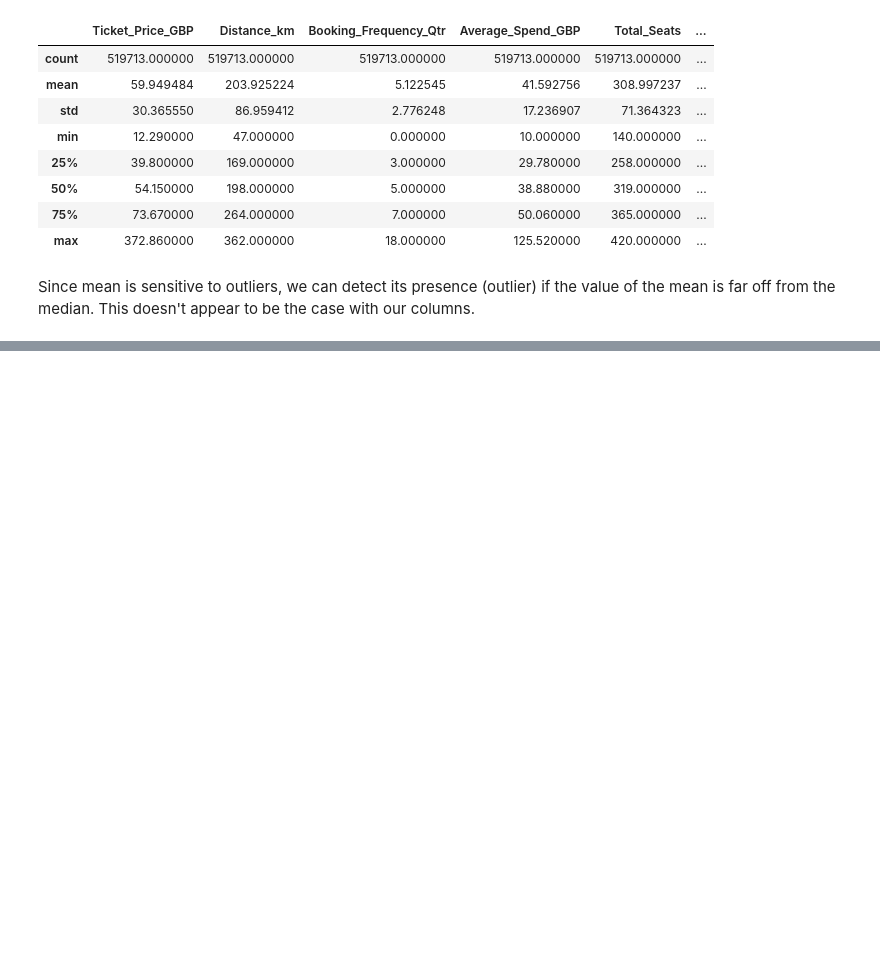
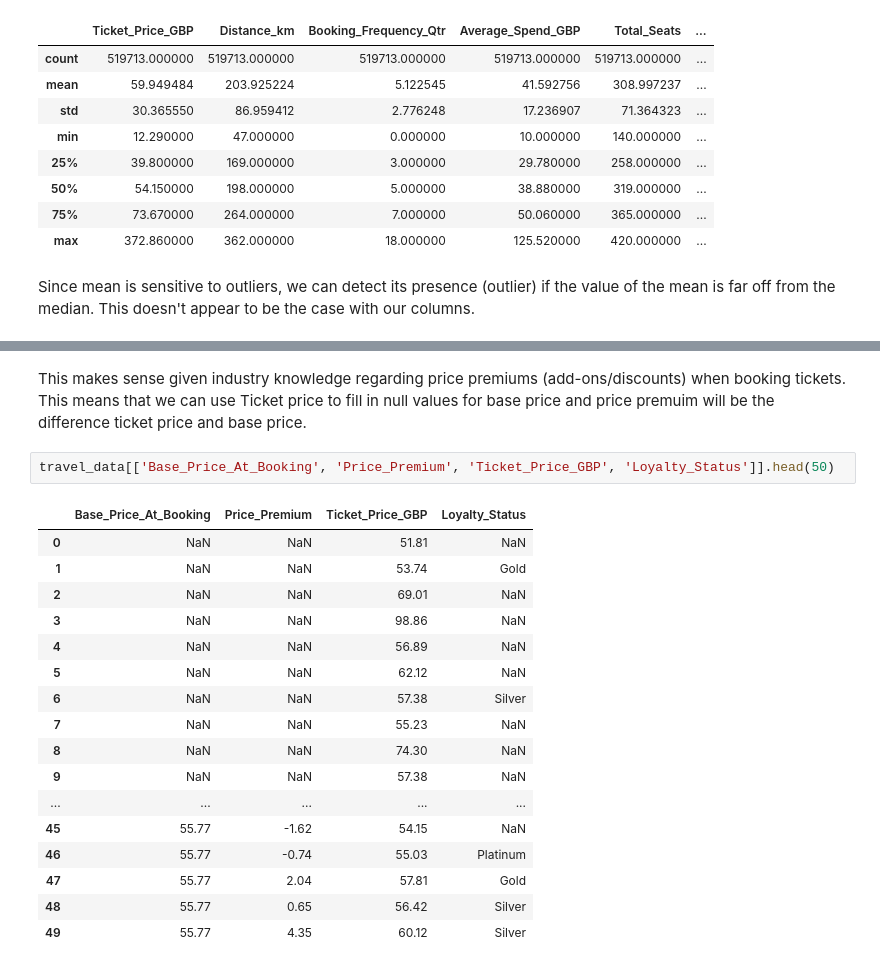
Before and after one commit to michizler/voyage-rails-analytics, a Jupyter notebook: preprocessing/clean.ipynb, the cells around one changed output, grey strips where cells are left out. Saved outputs shown, nothing was run; the diff lists cells and outputs as text; blank space fills up the shorter version.

```diff
--- a/preprocessing/clean.ipynb
+++ b/preprocessing/clean.ipynb
@@ -103,0 +197,22 @@ Since mean is sensitive to outliers, we can detect its presence (outlier) if the
+# %% [markdown]
+This makes sense given industry knowledge regarding price premiums (add-ons/discounts) when booking tickets. This means that we can use Ticket price to fill in null values for base price and price premuim will be the difference ticket price and base price.
+# %%
+travel_data[['Base_Price_At_Booking', 'Price_Premium', 'Ticket_Price_GBP', 'Loyalty_Status']].head(50)
+# %% [output]
+|  | Base_Price_At_Booking | Price_Premium | Ticket_Price_GBP | Loyalty_Status |
+| 0 | NaN | NaN | 51.81 | NaN |
+| 1 | NaN | NaN | 53.74 | Gold |
+| 2 | NaN | NaN | 69.01 | NaN |
+| 3 | NaN | NaN | 98.86 | NaN |
+| 4 | NaN | NaN | 56.89 | NaN |
+| 5 | NaN | NaN | 62.12 | NaN |
+| 6 | NaN | NaN | 57.38 | Silver |
+| 7 | NaN | NaN | 55.23 | NaN |
+| 8 | NaN | NaN | 74.30 | NaN |
+| 9 | NaN | NaN | 57.38 | NaN |
+| ... | ... | ... | ... | ... |
+| 45 | 55.77 | -1.62 | 54.15 | NaN |
+| 46 | 55.77 | -0.74 | 55.03 | Platinum |
+| 47 | 55.77 | 2.04 | 57.81 | Gold |
+| 48 | 55.77 | 0.65 | 56.42 | Silver |
+| 49 | 55.77 | 4.35 | 60.12 | Silver |
```
Also changed, not shown: parts of 22 cells of this notebook.
